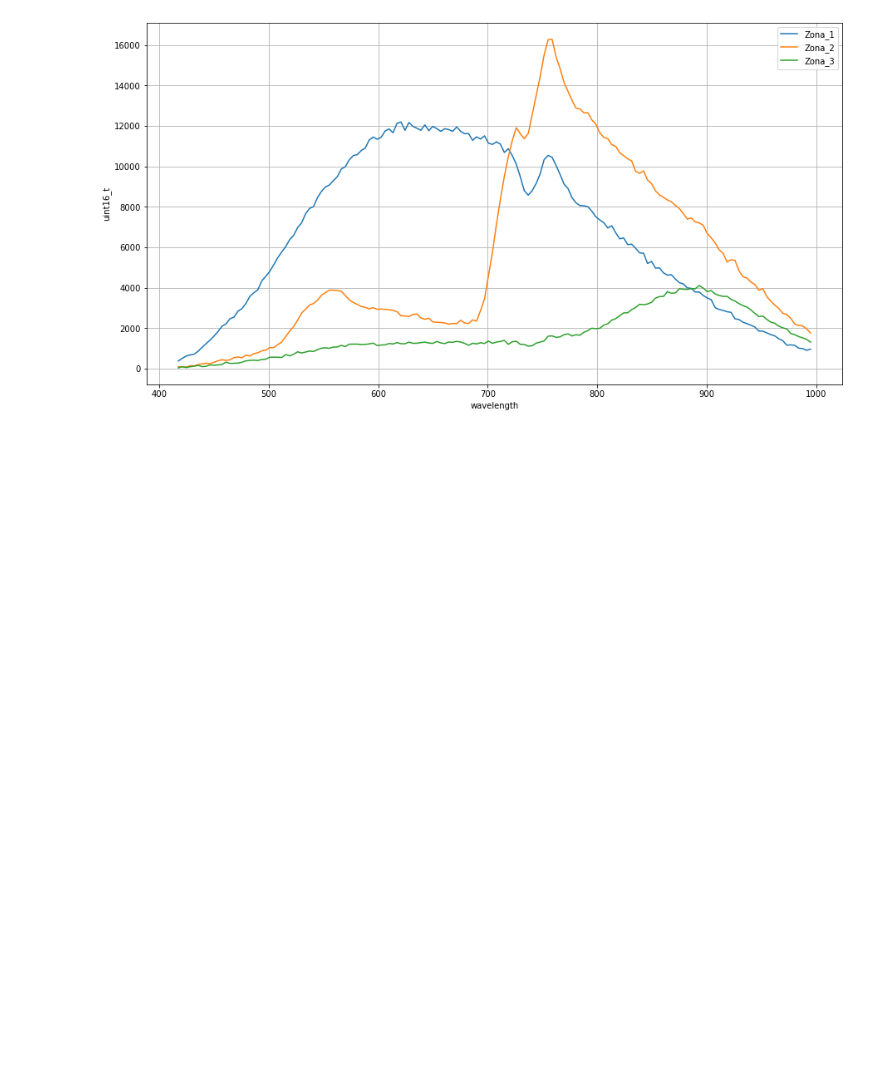
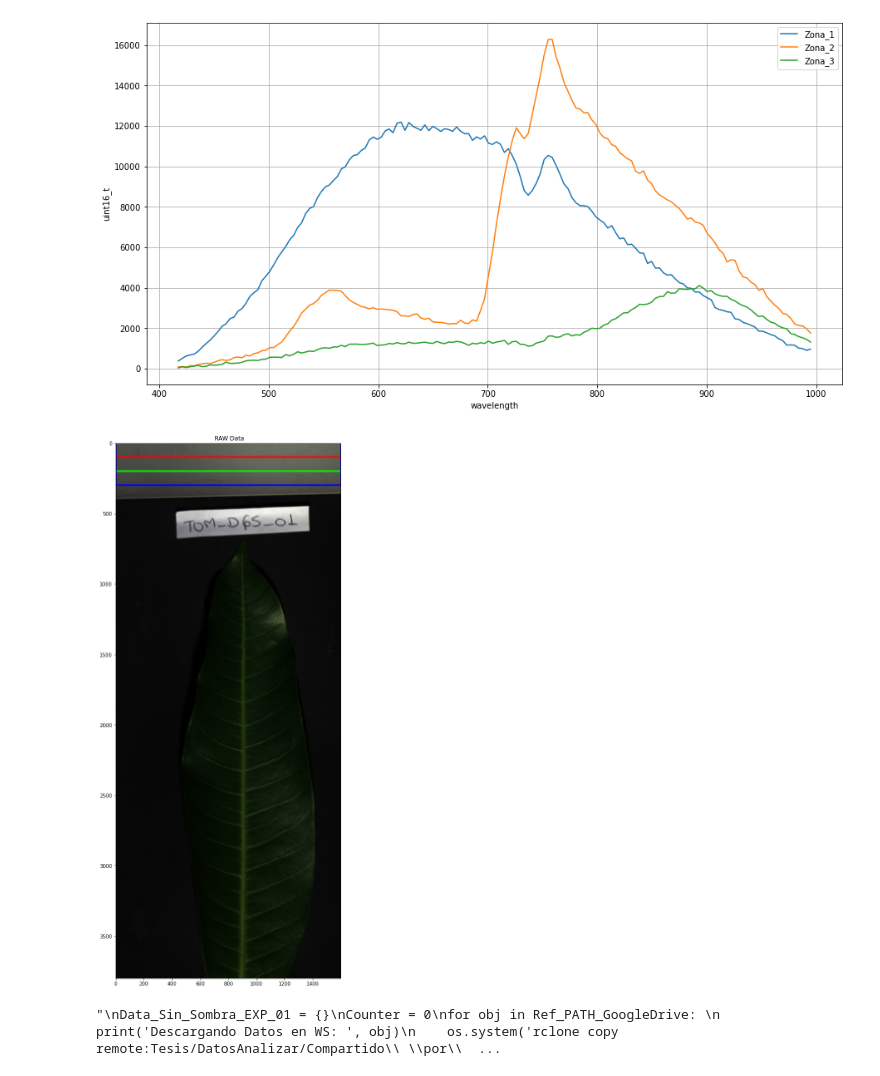
Before and after one commit to JuanDValenciano/HyperspectralTools_Multi, a Jupyter notebook: Python/JupyterNotebook/Untitled.ipynb, the cells around one changed output. Cells and saved outputs as stored; diff of their text form; code cells hidden in the pictures; blank space fills up the shorter version.

```diff
--- a/Python/JupyterNotebook/Untitled.ipynb
+++ b/Python/JupyterNotebook/Untitled.ipynb
@@ -568,3 +589,65 @@ plt.legend()
 plt.show()
 # %% [output]
 [figure]
+# %%
+#Plot CalView
+#Calibración de datos.
+'''
+Data_Sin_Sombra_EXP_01_toTest = {}
+ArrayCalPoint = np.zeros(( int(3),4))
+
+ArrayCalPoint[0, 0] = 0
+ArrayCalPoint[0, 1] = 0
+ArrayCalPoint[0, 2] = 1600
+ArrayCalPoint[0, 3] = 100
+'''
+#Plot Scena.
+#RGB with CalibrationPoin and MASK
+N_ROWS  = DataRAW.nrows
+N_COLS  = DataRAW.ncols
+N_BANDS = 3
+
+dataRGB = np.zeros(( N_ROWS, N_COLS, N_BANDS), dtype=np.float32)
+dataRGB = get_rgb(DataRAW)
+
+dataRGB_uint8_t = rescale_intensity( dataRGB, out_range=(0, 255)).astype(np.uint8).copy()
+
+# creating a rectangle
+#         Col, Row
+X1 = ( int(0), int(0))
+Y1 = ( int(1600), int(100))
+
+X2 = ( int(0), int(0))
+Y2 = ( int(1600), int(200))
+
+X3 = ( int(0), int(0))
+Y3 = ( int(1600), int(300))
+
+cv2.rectangle(dataRGB_uint8_t, X1, Y1, (255, 0, 0), 10)
+cv2.rectangle(dataRGB_uint8_t, X2, Y2, (0, 255, 0), 10)
+cv2.rectangle(dataRGB_uint8_t, X3, Y3, (0, 0, 255), 10)
+
+plt.figure(figsize=(30,20))
+plt.imshow(dataRGB_uint8_t), plt.title(' RAW Data')
+plt.show()
+
+'''
+Data_Sin_Sombra_EXP_01 = {}
+Counter = 0
+for obj in Ref_PATH_GoogleDrive:
+    print('Descargando Datos en WS: ', obj)
+    os.system('rclone copy remote:Tesis/DatosAnalizar/Compartido\ \por\ \JuanDVal/SoftwareHyspex/Datos/Sin_Sombra/'+obj+'.hdr '+tmpDataFolder)
+    os.system('rclone copy remote:Tesis/DatosAnalizar/Compartido\ \por\ \JuanDVal/SoftwareHyspex/Datos/Sin_Sombra/'+obj+'.img '+tmpDataFolder)
+    print('path de trabajo: ', tmpDataFolder+Ref_PATH_GoogleDriveNAME+'.hdr')
+    print('path de trabajo: ', tmpDataFolder+Ref_PATH_GoogleDriveNAME+'.hyspex')
+    #Hola = envi.open( tmpDataFolder+obj+'.hdr', tmpDataFolder+obj+'.hyspex')
+    Data_Sin_Sombra_EXP_01[Counter] = envi.open( FulltmpDataFolder+Ref_PATH_GoogleDriveNAME+'.hdr', FulltmpDataFolder+Ref_PATH_GoogleDriveNAME+'.img')
+    print('Borrando Datos en WS: ', obj)
+    os.remove(FulltmpDataFolder+Ref_PATH_GoogleDriveNAME+'.hdr')
+    os.remove(FulltmpDataFolder+Ref_PATH_GoogleDriveNAME+'.img')
+    Counter+=1
+#Datos almacenados en Data segun el orden descaargado.
+'''
+# %% [output]
+[figure, added]
+"\nData_Sin_Sombra_EXP_01 = {}\nCounter = 0\nfor obj in Ref_PATH_GoogleDrive: \n    print('Descargando Datos en WS: ', obj)\n    os.system('rclone copy remote:Tesis/DatosAnalizar/Compartido\\ \\por\\  ...
```
Also changed, not shown: parts of 3 cells of this notebook.
